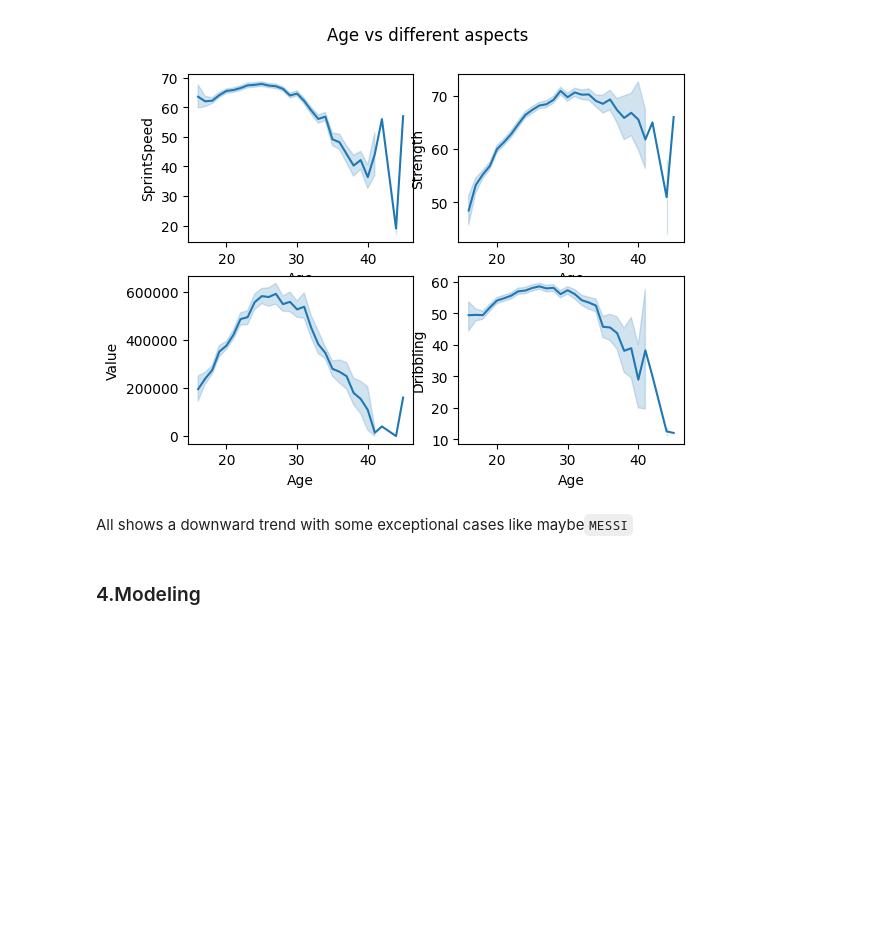
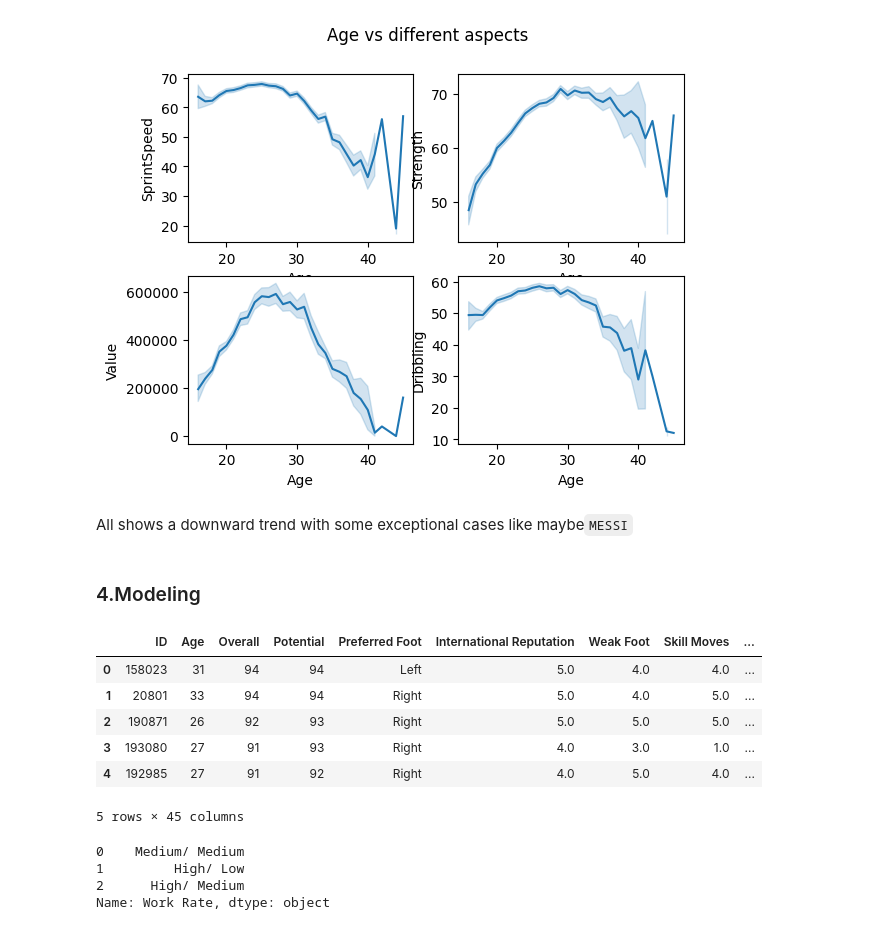
Before and after one commit to kailas711/NLP_Series, a Jupyter notebook: 1.FIFA Data analysis/fifa_data_analysis.ipynb, the cells around one changed output. Drawn from its saved outputs; the diff is of its cells as text; code cells hidden in the pictures; blank space fills up the shorter version.

```diff
--- a/1.FIFA Data analysis/fifa_data_analysis.ipynb
+++ b/1.FIFA Data analysis/fifa_data_analysis.ipynb
@@ -255,3 +255,21 @@ sns.lineplot(x = data['Age'], y = data['Dribbling'], ax=axe[1,1])
 All shows a downward trend with some exceptional cases like maybe`MESSI`
 # %% [markdown]
 ### 4.Modeling
+# %%
+data.drop(['LS','ST','RS','LW','LF','CF','RF','RW','LAM','CAM','RAM','LM','LCM','CM','RCM','RM','LWB','LDM','CDM','RDM','RWB','LB','LCB','CB','RCB','RB','Nationality'],inplace=True, axis=1)
+# %%
+# Drop unessesary values
+
+data = data.drop(['Jersey Number','Joined','Special','Loaned From','Body Type', 'Release Clause','Weight','Height','Contract Valid Until','Wage','Value','Name','Club'], axis = 1)
+
+data.dropna(inplace=True)
+
+data.head()
+# %% [output]
+|  | ID | Age | Overall | Potential | Preferred Foot | International Reputation | Weak Foot | Skill Moves | ... |
+| 0 | 158023 | 31 | 94 | 94 | Left | 5.0 | 4.0 | 4.0 | ... |
+| 1 | 20801 | 33 | 94 | 94 | Right | 5.0 | 4.0 | 5.0 | ... |
+| 2 | 190871 | 26 | 92 | 93 | Right | 5.0 | 5.0 | 5.0 | ... |
+| 3 | 193080 | 27 | 91 | 93 | Right | 4.0 | 3.0 | 1.0 | ... |
+| 4 | 192985 | 27 | 91 | 92 | Right | 4.0 | 5.0 | 4.0 | ... |
+5 rows × 45 columns
@@ -257,0 +293,7 @@ All shows a downward trend with some exceptional cases like maybe`MESSI`
+# %%
+data["Work Rate"].head(3)
+# %% [output]
+0    Medium/ Medium
+1         High/ Low
+2      High/ Medium
+Name: Work Rate, dtype: object
```
Also changed, not shown: parts of 6 cells of this notebook, 1 other file.
